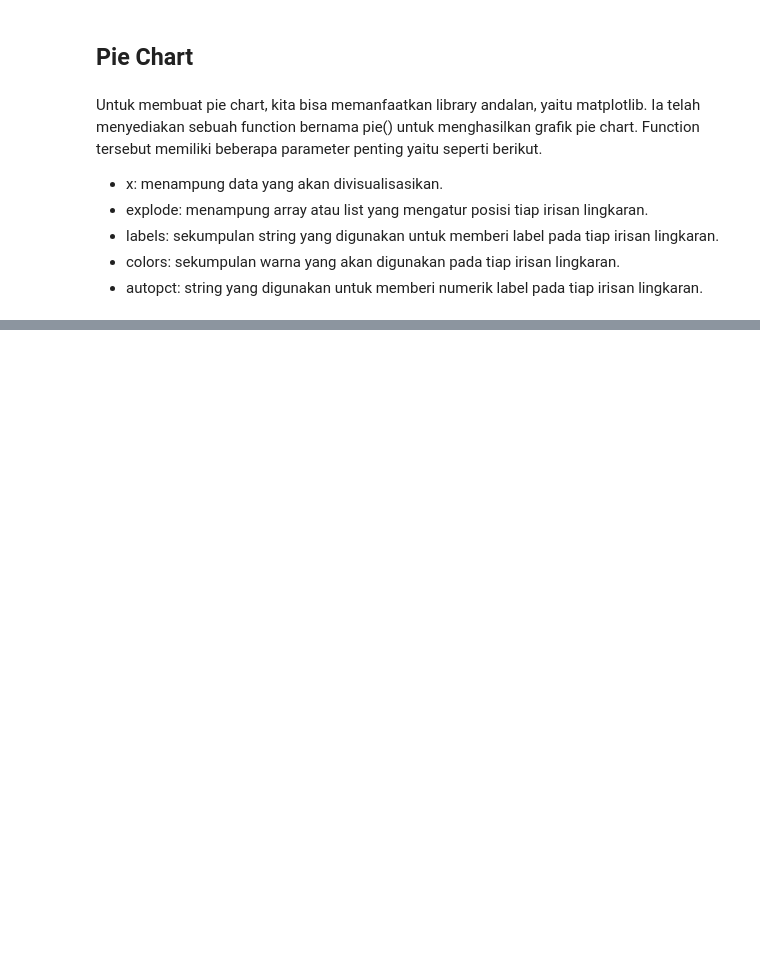
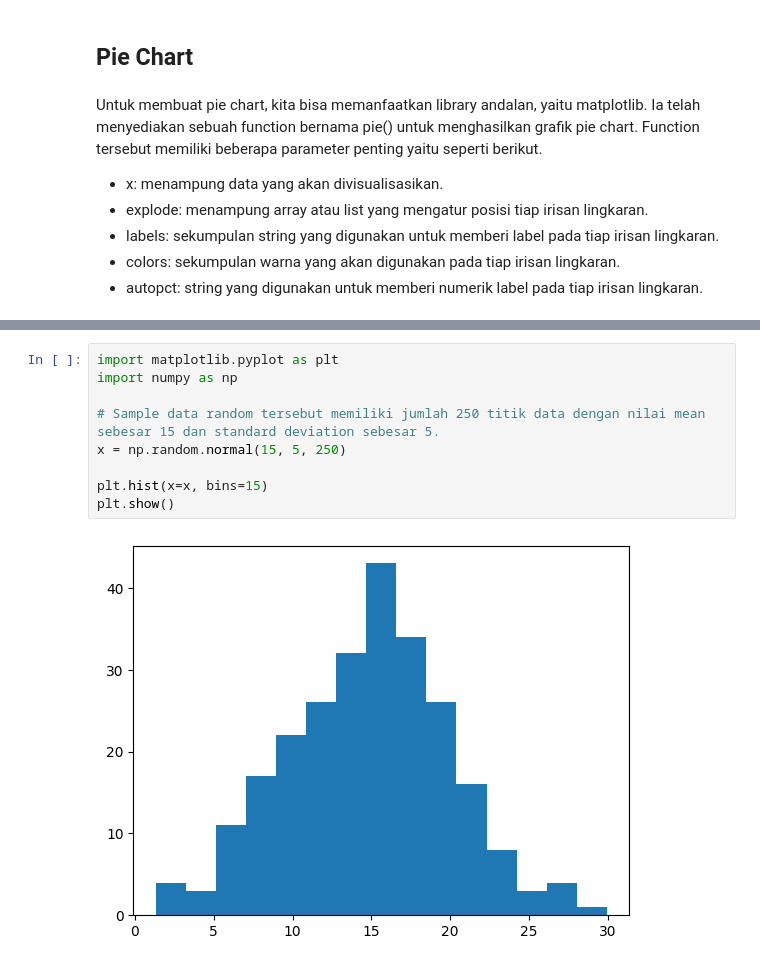
Before and after one commit to fadel11-hub/Data-analyst, a Jupyter notebook: Data_Visualization.ipynb, the cells around one changed output, grey strips where cells are left out. Cells and saved outputs as stored; diff of their text form; blank space fills up the shorter version.

```diff
--- a/Data_Visualization.ipynb
+++ b/Data_Visualization.ipynb
@@ -89,0 +129,11 @@ Untuk membuat pie chart, kita bisa memanfaatkan library andalan, yaitu matplotli
+# %%
+import matplotlib.pyplot as plt
+import numpy as np
+
+# Sample data random tersebut memiliki jumlah 250 titik data dengan nilai mean sebesar 15 dan standard deviation sebesar 5.
+x = np.random.normal(15, 5, 250)
+
+plt.hist(x=x, bins=15)
+plt.show()
+# %% [output]
+[figure, added]
```
Also changed, not shown: parts of 35 cells of this notebook.
